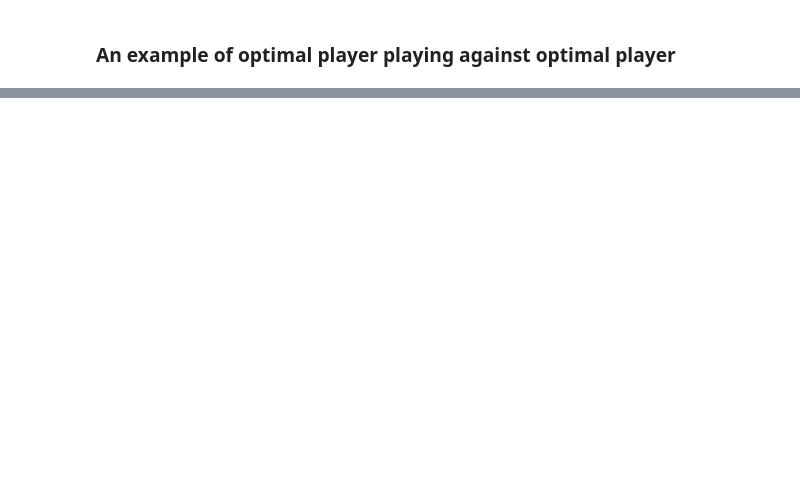
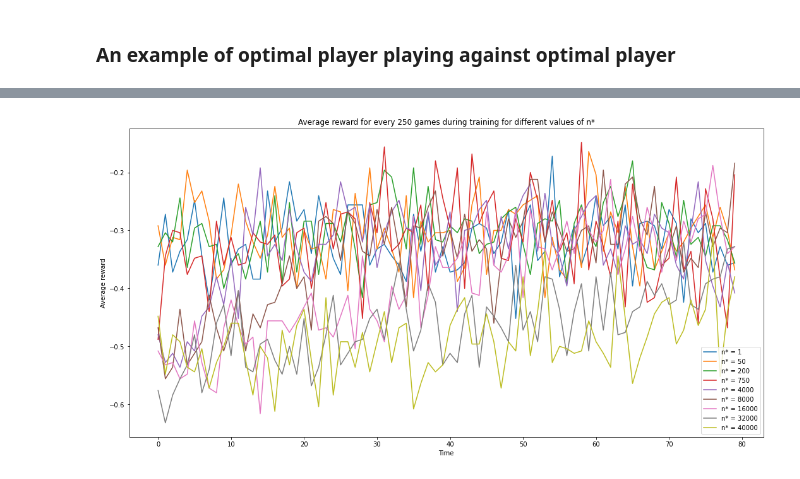
Before and after one commit to thurgarion2/tictactoe, a Jupyter notebook: tic_tac_toe.ipynb, the cells around one changed output, grey strips where cells are left out. Saved outputs shown, nothing was run; the diff lists cells and outputs as text; code cells hidden in the pictures; blank space fills up the shorter version.

```diff
--- a/tic_tac_toe.ipynb
+++ b/tic_tac_toe.ipynb
@@ -293,6 +294,7 @@ class QLearning():
         self.alpha=alpha
         self.gamma=gamma
         self.epsilon=epsilon
+
 
 
     def act(self, grid):
@@ -338,3 +340,6 @@ class QLearning():
             self.change_qvalue(*state_action, estimated_q+self.alpha*delta_q)
         self.last_grid = grid
         self.last_action = move
+
+    def update_epsilon(self, new_epsilon):
+        self.epsilon = new_epsilon
@@ -390,0 +474,3 @@ Q player = O
+# %%
+def epsilon(n, n_star, epsilon_min = 0.1, epsilon_max = 0.8):
+    return np.maximum(epsilon_min, epsilon_max*(1-n/n_star))
@@ -390,0 +564,19 @@ Q player = O
+# %%
+n_stars = np.array([1, 50, 200, 750, 4000, 8000, 16000, 32000, 40000])
+result = np.array([play_epsilon_n_strategy(n_star) for n_star in n_stars])
+# %%
+avg_rewards = result[:,0,:]
+M_opts = result[:, 1, :]
+M_rands = result[:, 2, :]
+# %%
+fig = plt.figure(figsize=(18,9))
+for i in range(len(n_stars)):
+    y = avg_rewards[i]
+    plt.plot(range(len(y)), y, label = 'n* = ' + str(n_stars[i]))
+plt.legend()
+plt.title('Average reward for every 250 games during training for different values of n*')
+plt.ylabel('Average reward')
+plt.xlabel('Time')
+plt.show()
+# %% [output]
+[figure, added]
```
Also changed, not shown: parts of 19 cells of this notebook.
